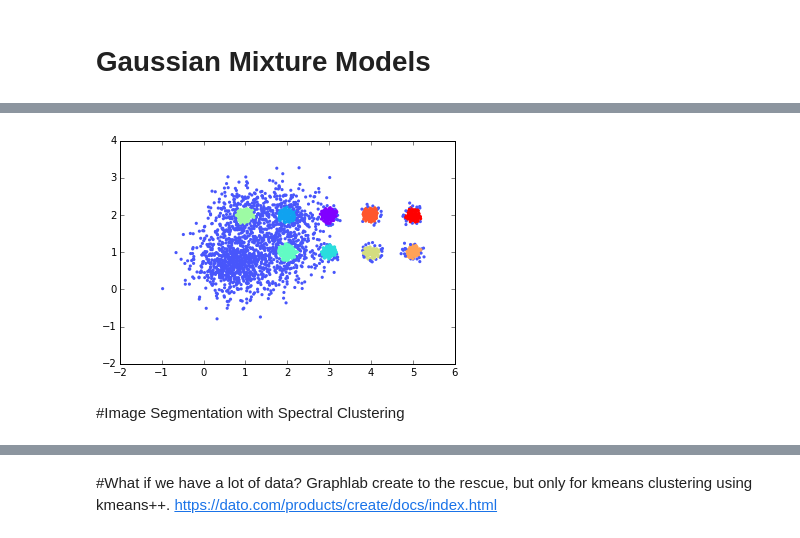
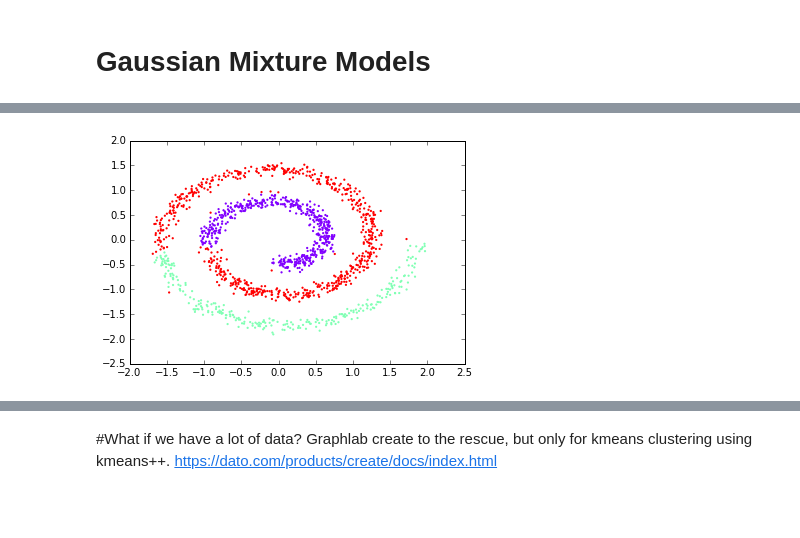
Before and after one commit to eclarson/DataMiningNotebooks, a Jupyter notebook: 11. More Clustering.ipynb, the cells around one changed output, grey strips where cells are left out. Cells and saved outputs as stored; diff of their text form; code cells hidden in the pictures; blank space fills up the shorter version.

```diff
--- a/11. More Clustering.ipynb
+++ b/11. More Clustering.ipynb
@@ -215,18 +238,18 @@ plt.show()
 # %%
 from sklearn.metrics.pairwise import pairwise_distances
 
-X = X3
+X = X2
+nclust = 3
+
 d = pairwise_distances(X, metric='euclidean')
 d = np.exp(- d**2 / (2.* 0.1**2))
 
-spc = SpectralClustering(n_clusters=10, affinity = 'precomputed', eigen_solver = 'arpack')
+spc = SpectralClustering(n_clusters=nclust, affinity = 'precomputed', eigen_solver = 'arpack')
 labels = spc.fit_predict(d)
 
 plt.scatter(X[:, 0], X[:, 1], c=labels,
-                    cmap=plt.cm.rainbow, s=10, linewidths=0)
+                    cmap=plt.cm.rainbow, s=5, linewidths=0)
 
 plt.show()
 # %% [output]
-[figure, old version]
+[figure, new version]
-# %% [markdown]
-#Image Segmentation with Spectral Clustering
```
Also changed, not shown: parts of 18 cells of this notebook.
